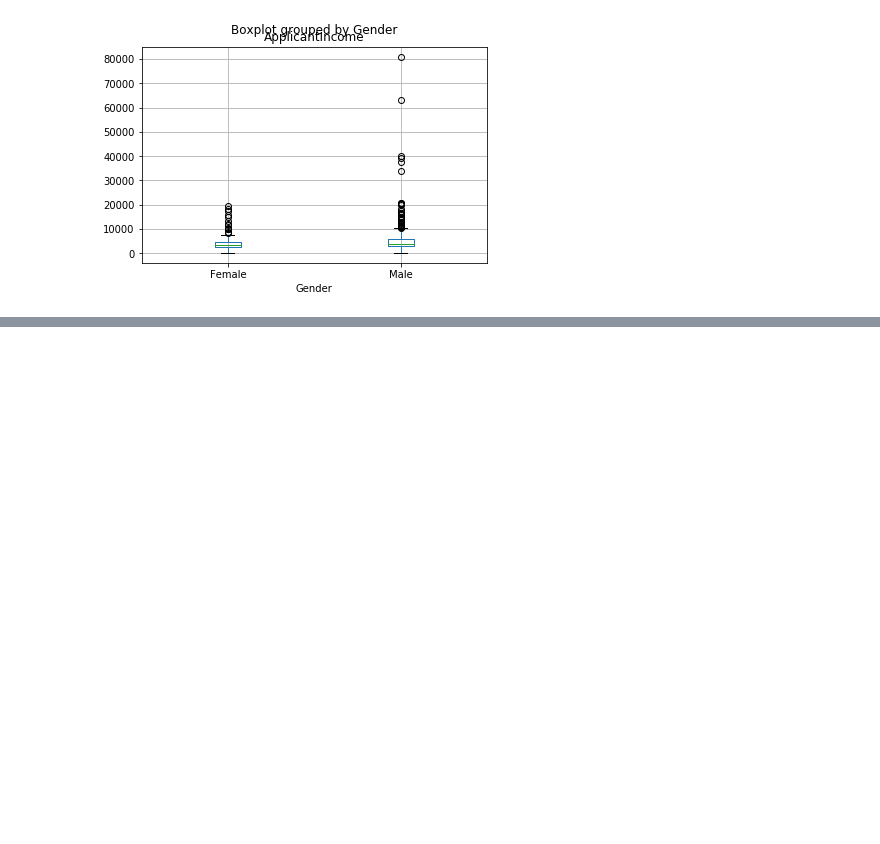
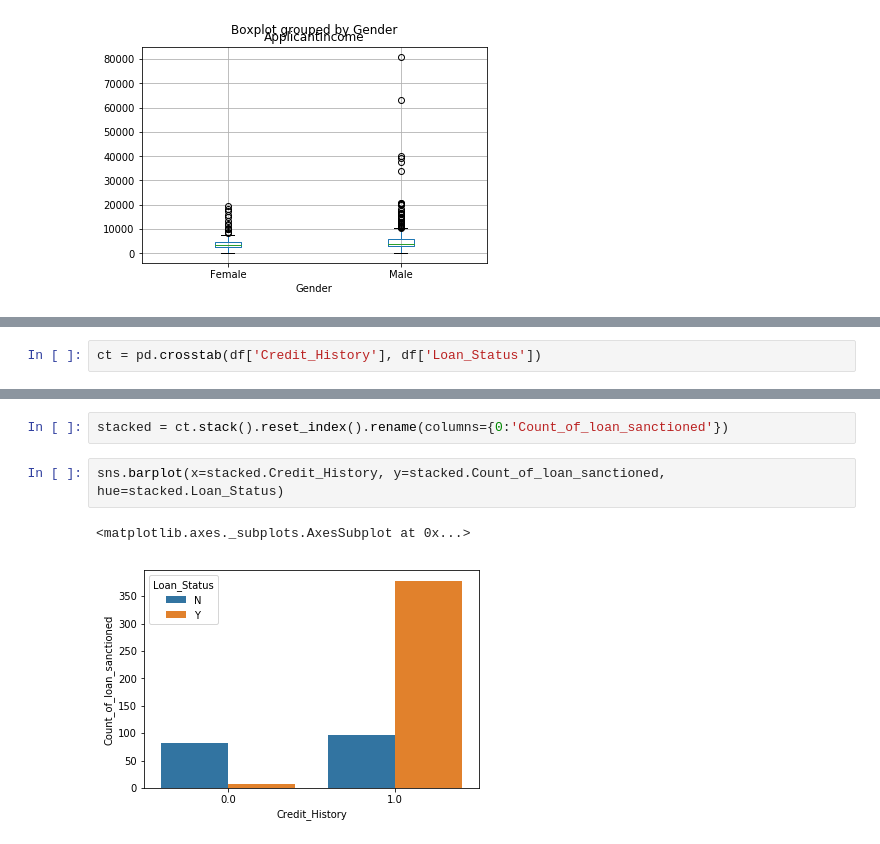
Before and after one commit to deepakjoseph08/AV_DATASCIENCE, a Jupyter notebook: 1_Month/pandas/1_AV_GUIDE_MONTH_1.ipynb, the cells around one changed output, grey strips where cells are left out. Cells and saved outputs as stored; diff of their text form; blank space fills up the shorter version.

```diff
--- a/1_Month/pandas/1_AV_GUIDE_MONTH_1.ipynb
+++ b/1_Month/pandas/1_AV_GUIDE_MONTH_1.ipynb
@@ -121,0 +146,2 @@ data.transpose()
+# %%
+ct = pd.crosstab(df['Credit_History'], df['Loan_Status'])
@@ -121,0 +157,7 @@ data.transpose()
+# %%
+stacked = ct.stack().reset_index().rename(columns={0:'Count_of_loan_sanctioned'})
+# %%
+sns.barplot(x=stacked.Credit_History, y=stacked.Count_of_loan_sanctioned, hue=stacked.Loan_Status)
+# %% [output]
+<matplotlib.axes._subplots.AxesSubplot at 0x...>
+[figure, added]
```
Also changed, not shown: parts of 15 cells of this notebook.
